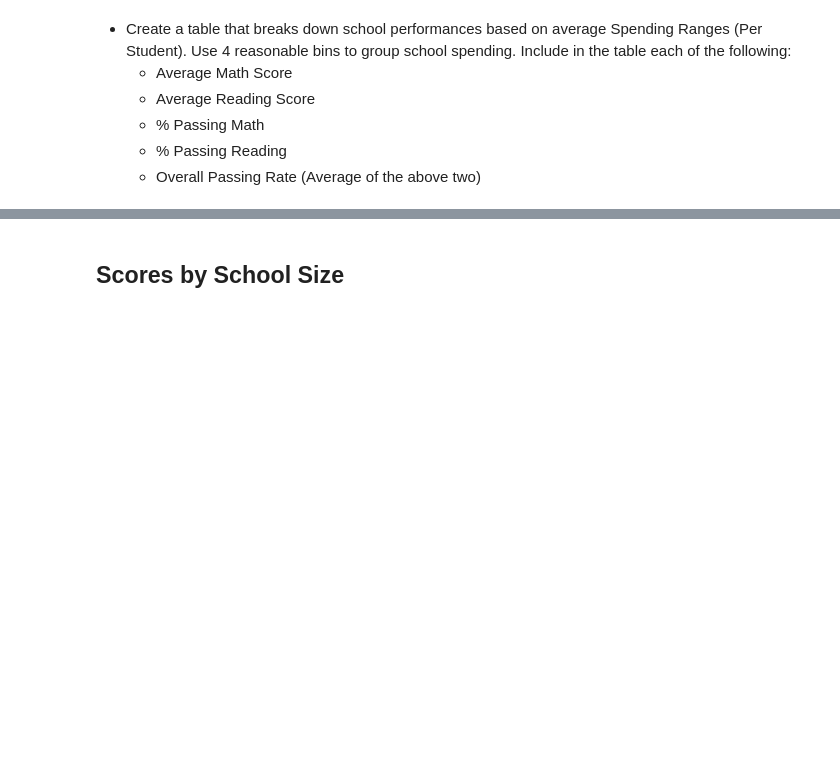
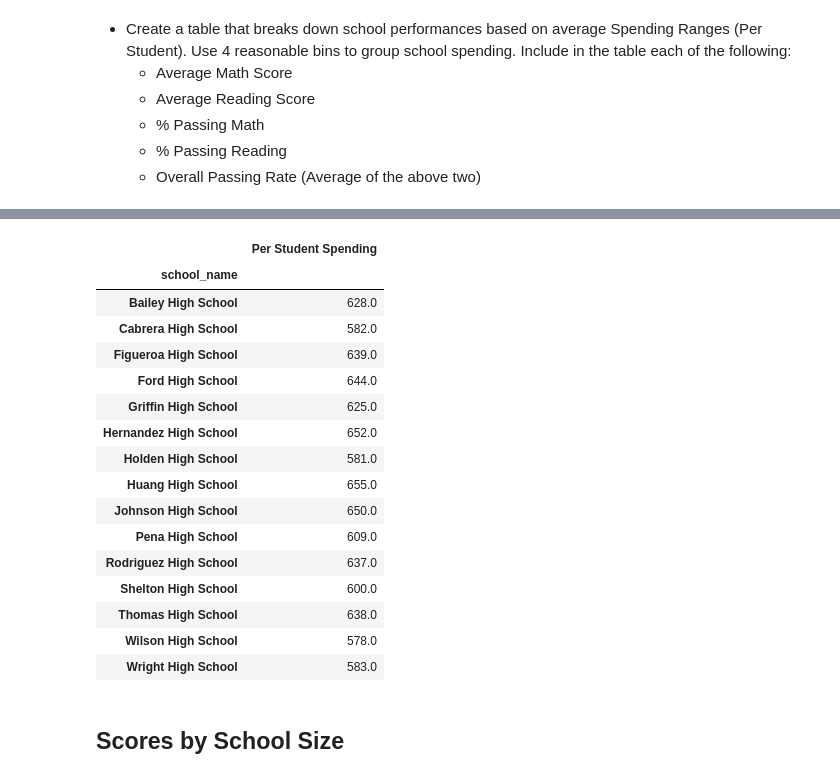
Before and after one commit to ltrentino/pandas-challenge, a Jupyter notebook: PyCitySchools/PyCitySchools_starter.ipynb, the cells around one changed output, grey strips where cells are left out. Saved outputs shown, nothing was run; the diff lists cells and outputs as text; code cells hidden in the pictures; blank space fills up the shorter version.

```diff
--- a/PyCitySchools/PyCitySchools_starter.ipynb
+++ b/PyCitySchools/PyCitySchools_starter.ipynb
@@ -241,3 +250,35 @@ math_by_grade
+# %%
+school_data_complete.head()
+per_student_spending = school_data_complete["budget"].groupby(school_data_complete["school_name"]).mean()/ school_data_complete["Student ID"].groupby(school_data_complete["school_name"]).nunique()
+df_per_student_spending = pd.DataFrame({
+    "Per Student Spending" : per_student_spending
+})
+df_per_student_spending
+
+df_merged = pd.merge(school_data_complete, df_per_student_spending, how="left")
+
+# bins = [0,600,620,640,660]
+# group_names = ["less than $600", "$600-$620", "$620-$640", "above $640"]
+# school_data_complete["test"] = pd.cut(per_student_budget, bins, labels=group_names, include_lowest=True)
+# df
+# %% [output]
+|  | Per Student Spending |
+| school_name |  |
+| Bailey High School | 628.0 |
+| Cabrera High School | 582.0 |
+| Figueroa High School | 639.0 |
+| Ford High School | 644.0 |
+| Griffin High School | 625.0 |
+| Hernandez High School | 652.0 |
+| Holden High School | 581.0 |
+| Huang High School | 655.0 |
+| Johnson High School | 650.0 |
+| Pena High School | 609.0 |
+| Rodriguez High School | 637.0 |
+| Shelton High School | 600.0 |
+| Thomas High School | 638.0 |
+| Wilson High School | 578.0 |
+| Wright High School | 583.0 |
 # %% [markdown]
 ## Scores by School Size
 # %% [markdown]
```
Also changed, not shown: parts of 4 cells of this notebook.
